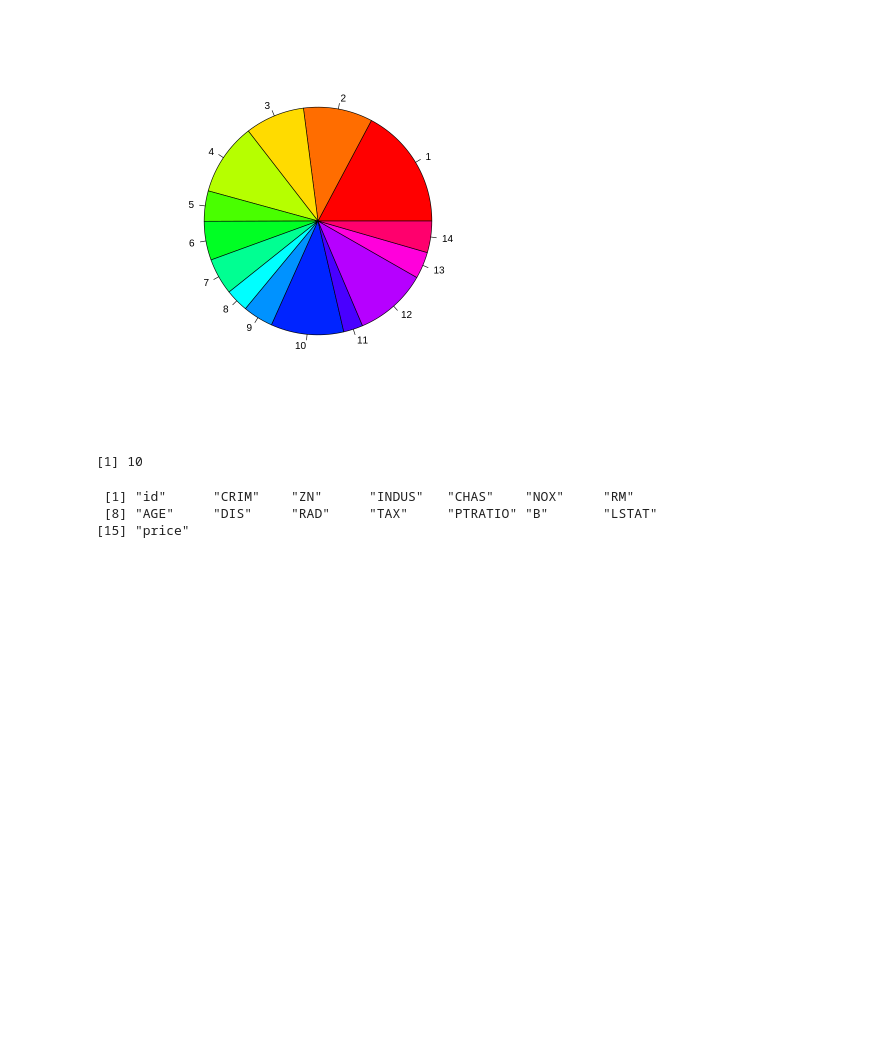
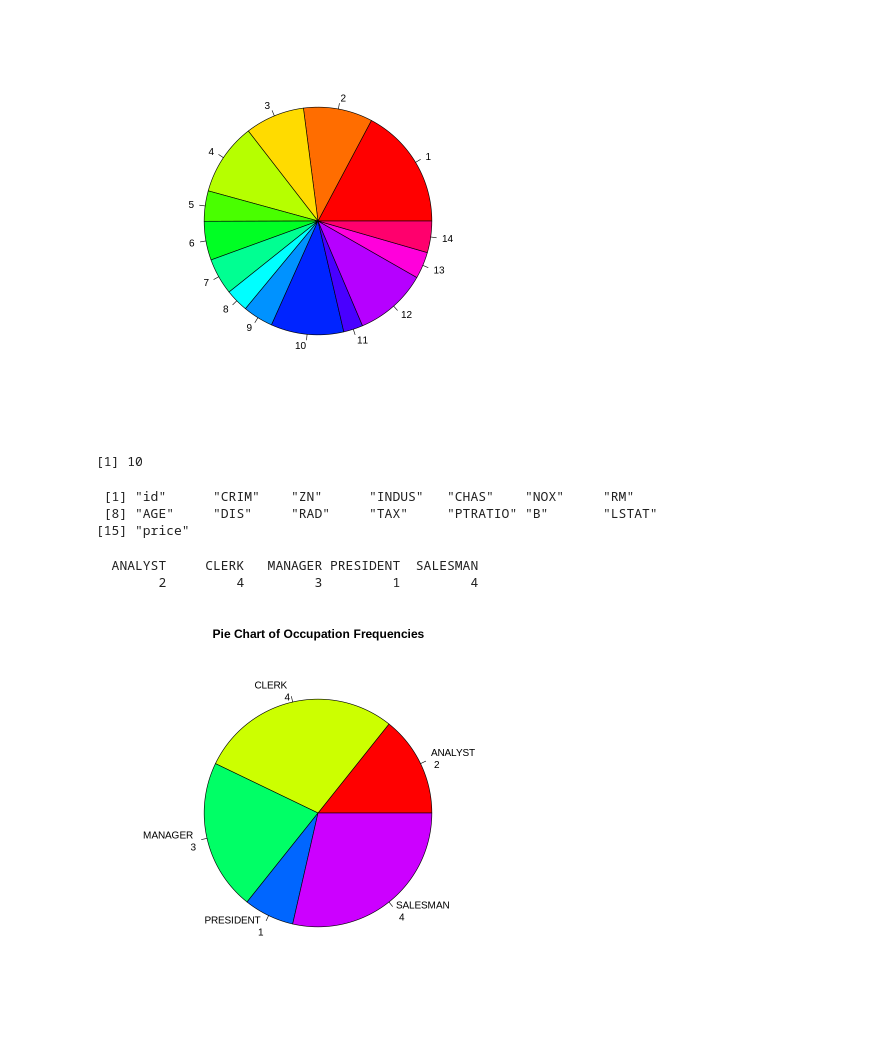
Before and after one commit to oracleyu01/R_class, a Jupyter notebook: R_을_이용한_빅분기_실기준비_100제.ipynb, the cells around one changed output. Cells and saved outputs as stored; diff of their text form; code cells hidden in the pictures; blank space fills up the shorter version.

```diff
--- a/R_을_이용한_빅분기_실기준비_100제.ipynb
+++ b/R_을_이용한_빅분기_실기준비_100제.ipynb
@@ -538,0 +640,21 @@ MILLER	*3**
+# %%
+▣ 예제21. R에서의 일반함수를 알아야 해요
+
+        SQL            vs        R
+ 1.      nvl                   ifelse
+ 2.     decode                 ifelse
+ 3.     case                   ifelse
+
+#문법:  이름과 커미션을 출력하는데 커미션이 null 인 사원들은 0 으로 출력하시오
+
+SQL>  select  ename, nvl( comm, 0 )
+            from   emp;
+
+R>
+emp <- read.csv("emp.csv", header=T)
+emp$comm_zero <-  ifelse( is.na(emp$comm), 0, emp$comm )
+emp
+
+설명: ifelse( 조건,  바꿀값, 기본값 )
+       is.na(emp$comm)은 커미션이 null 이면 True 이고 아니면 false 입니다.
+       조건이 True 면 바꿀값을 출력하고 False 면 기본값을 출력해라 !
@@ -538,0 +673,3 @@ MILLER	*3**
+# %%
+emp$bonus <- ifelse( emp$deptno==10, 5000, ifelse( emp$deptno==20, 4000,0) )
+emp[            , c("ename", "deptno", "bonus") ]
@@ -538,0 +679,3 @@ MILLER	*3**
+# %%
+emp$grade <- ifelse( emp$sal >= 3000, 'A', ifelse( emp$sal >= 2000, 'B','C') )
+emp[      , c("ename","grade") ]
@@ -538,0 +774,5 @@ MILLER	*3**
+# %%
+table(emp$job)
+# %% [output]
+  ANALYST     CLERK   MANAGER PRESIDENT  SALESMAN
+        2         4         3         1         4
@@ -538,0 +782,9 @@ MILLER	*3**
+# %%
+job_cnt <- table(emp$job)
+
+pie( job_cnt,
+     main="Pie Chart of Occupation Frequencies" ,
+     col=rainbow( length(job_cnt) ),
+     labels= paste(names(job_cnt), "\n", job_cnt ) )
+# %% [output]
+[figure, added]
```
Also changed, not shown: parts of 133 cells of this notebook.
